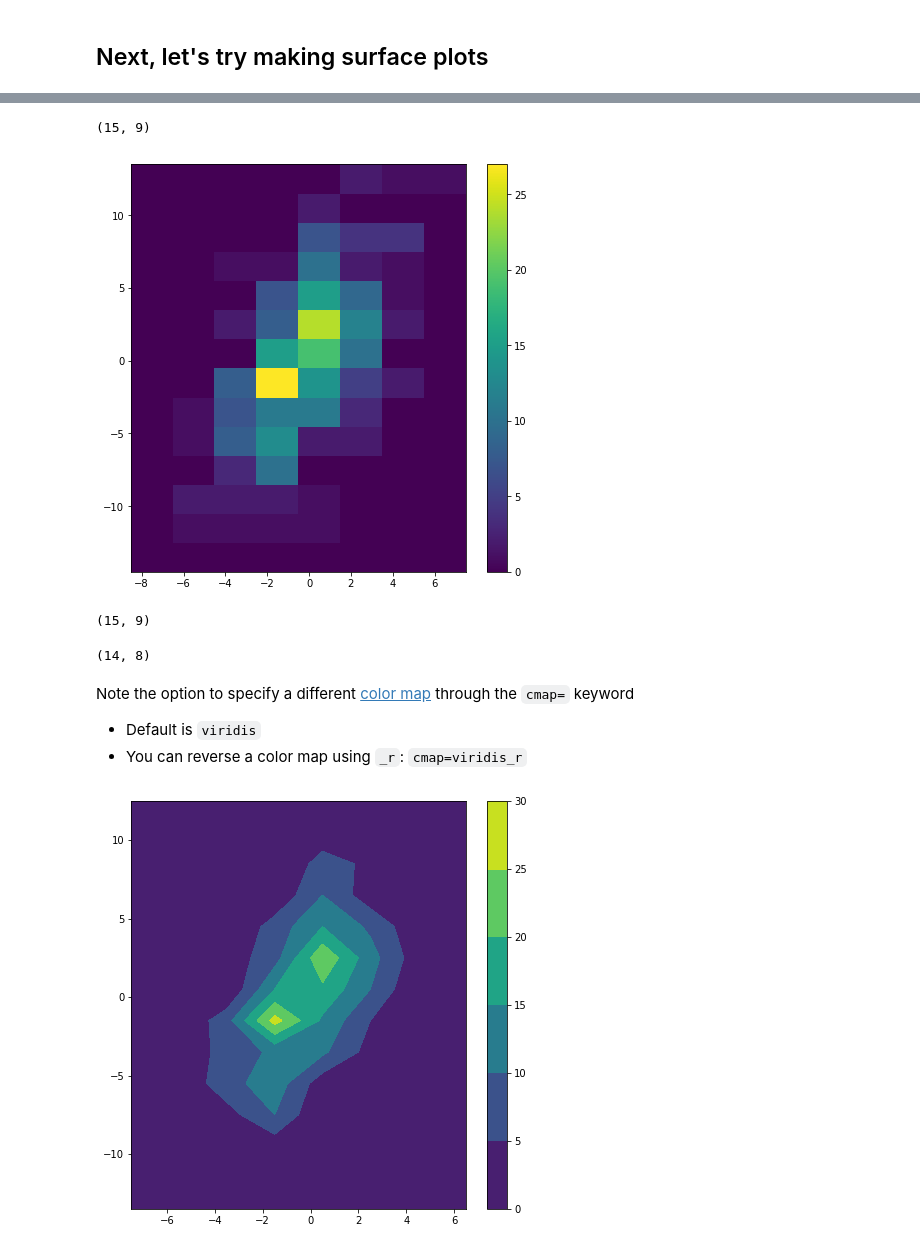
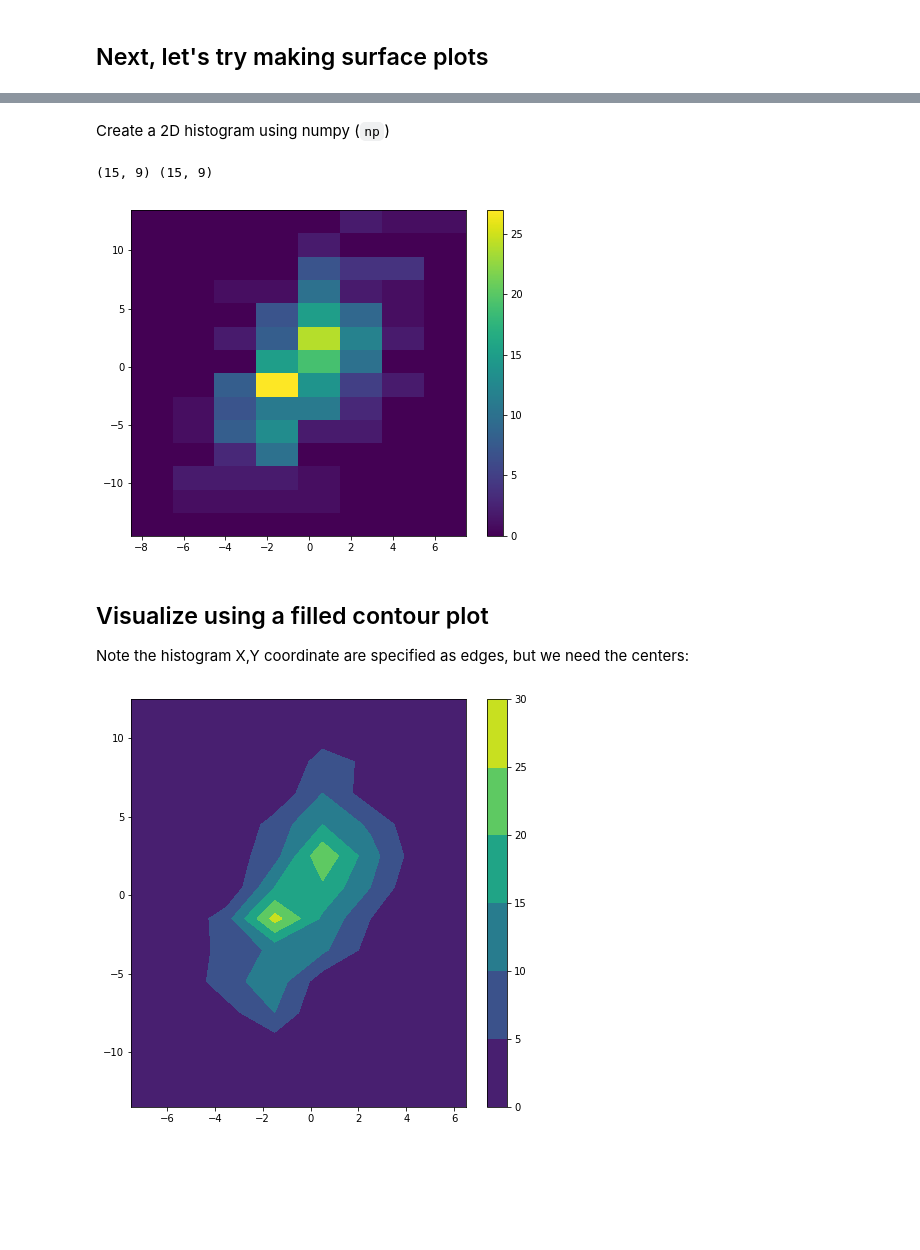
Before and after one commit to bairdlangenbrunner/ESS-Python-Tutorial, a Jupyter notebook: materials/week4/3-More_xyplotting.ipynb, the cells around one changed output, grey strips where cells are left out. Drawn from its saved outputs; the diff is of its cells as text; code cells hidden in the pictures; blank space fills up the shorter version.

````diff
--- a/materials/week4/3-More_xyplotting.ipynb
+++ b/materials/week4/3-More_xyplotting.ipynb
@@ -99,2 +148,4 @@ Y_edges=np.arange(-14.5,15,2)
+# %% [markdown]
+Create a 2D histogram using numpy (```np```)
 # %%
 TwoDhist_of_AB,xedges,yedges=np.histogram2d(A,B,bins=(X_edges,Y_edges))
@@ -104,31 +153,23 @@ TwoDhist_of_AB=TwoDhist_of_AB.T
 # %%
-X,Y=np.meshgrid(xedges,yedges)
-X.shape
+X,Y=np.meshgrid(xedges,yedges) # meshgrid creates a mesh with x,y coordinates
+print(X.shape,Y.shape)
 # %% [output]
-(15, 9)
+(15, 9) (15, 9)
 # %%
-fig=plt.figure(figsize=(7.5,7.5))
+fig=plt.figure(figsize=(7.5,6))
 ax=fig.add_subplot(1,1,1)
 colormesh=ax.pcolormesh(X,Y,TwoDhist_of_AB)
 cbar=plt.colorbar(colormesh)
 # %% [output]
-[figure, old version]
+[figure, new version]
-# %%
-X.shape
-# %% [output]
-(15, 9)
-# %%
-TwoDhist_of_AB.shape
-# %% [output]
-(14, 8)
+# %% [markdown]
+## Visualize using a filled contour plot
+
+Note the histogram X,Y coordinate are specified as edges, but we need the centers:
 # %%
 X_center=(xedges[:-1]+xedges[1:])/2
 Y_center=(yedges[:-1]+yedges[1:])/2
 X_contour,Y_contour=np.meshgrid(X_center,Y_center)
-# %% [markdown]
-Note the option to specify a different [color map](https://matplotlib.org/tutorials/colors/colormaps.html) through the ```cmap=``` keyword
-* Default is ```viridis```
-* You can reverse a color map using ```_r```:  ```cmap=viridis_r```
 # %%
 fig=plt.figure(figsize=(7.5,7.5))
 ax=fig.add_subplot(1,1,1)
````
Also changed, not shown: parts of 22 cells of this notebook, 4 other files.
